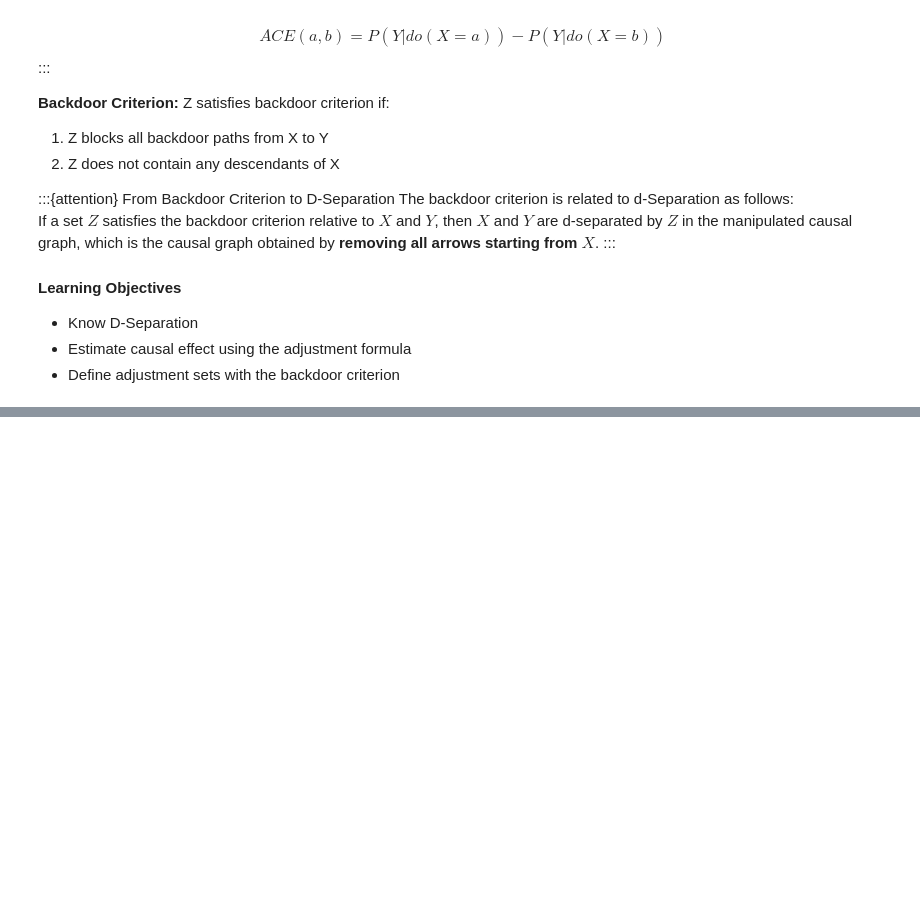
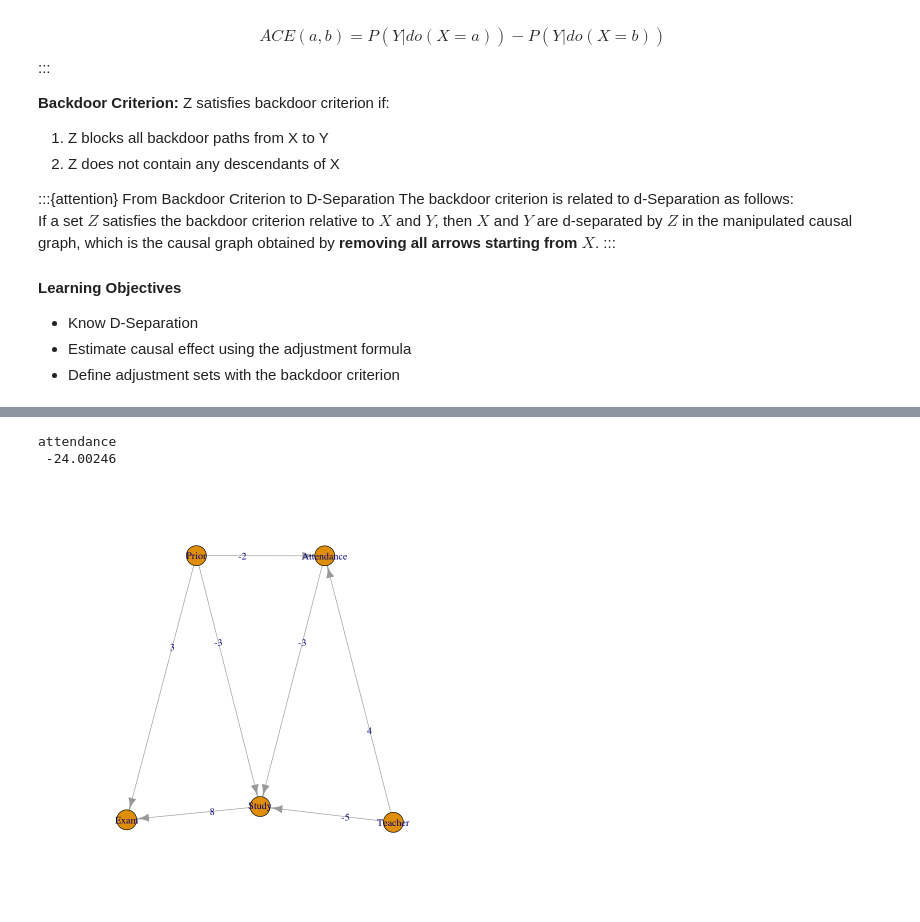
Before and after one commit to marbetschar/marco.betschart.name, a Jupyter notebook: projects/masters-degree-in-data-science/advanced-statistical-data-analysis.ipynb, the cells around one changed output, grey strips where cells are left out. Saved outputs shown, nothing was run; the diff lists cells and outputs as text; code cells hidden in the pictures; blank space fills up the shorter version.

Commit message:
Advanced Statistical Data Analysis as Jupyter Notebook with R code

```diff
--- a/projects/masters-degree-in-data-science/advanced-statistical-data-analysis.ipynb
+++ b/projects/masters-degree-in-data-science/advanced-statistical-data-analysis.ipynb
@@ -761,0 +784,27 @@ Are A and D d-separated by Z = {B, C}? FALSE
+# %%
+library(gRbase)
+library(igraph)
+
+set.seed(253)
+
+g <- dag(
+  c("Study", "Teacher", "Prior", "Attendance"),
+  c("Attendance", "Prior", "Teacher"),
+  c("Exam", "Study", "Prior")
+)
+E(g)$weight <- c(-5, -3, -3, -2, 4, 8, 3)
+plot(g, edge.label = E(g)$weight)
+
+n <- 1000000  # Sample size
+
+# Simulate data from the SCM (using the DAG's coefficients)
+prior      <- rnorm(n)
+teacher    <- rnorm(n)
+attendance <- -2 * prior + 4 * teacher + rnorm(n)
+study      <- -3 * prior - 5 * teacher + -3 * attendance + rnorm(n)
+exam       <- 3 * prior + 8 * study + rnorm(n)
+
+# Estimate total causal effect of attendance on exam
+fit <- lm(exam ~ attendance + prior + teacher)
+coef(fit)["attendance"]  # Returns the estimated effect (24 for large n)
+# %% [output]
@@ -762 +813,4 @@ Are A and D d-separated by Z = {B, C}? FALSE
+attendance
+ -24.00246
+[figure, added]
 # %% [markdown]
```
Also changed, not shown: parts of 8 cells of this notebook.
